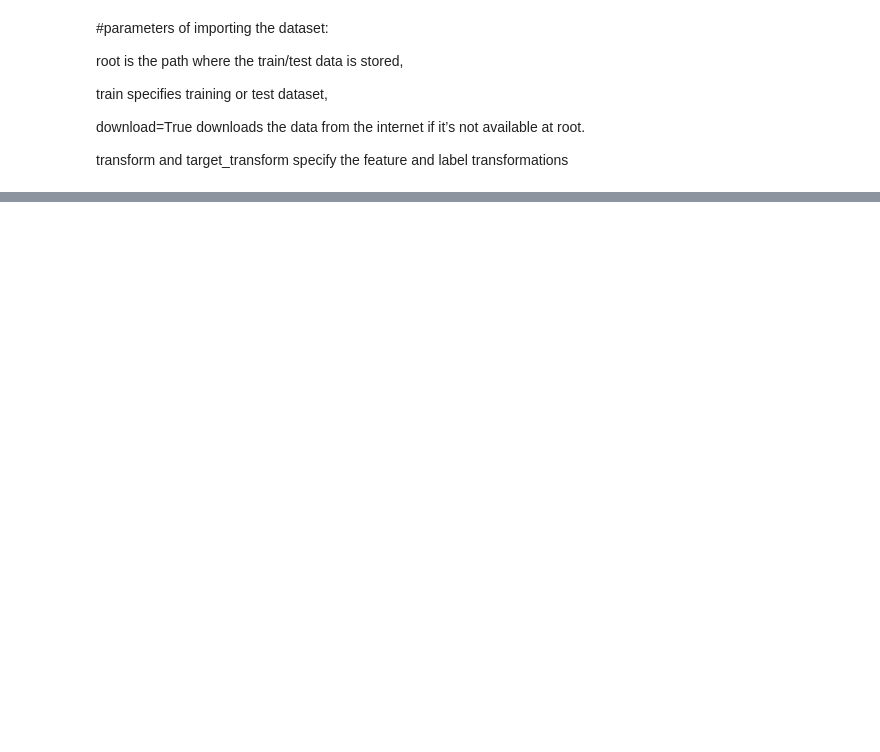
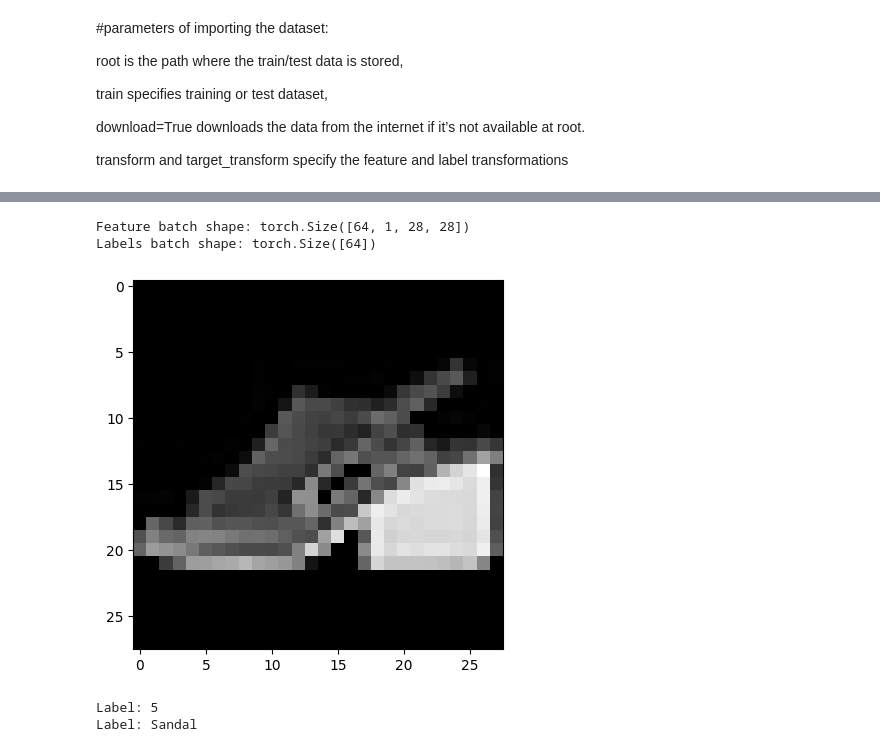
Before and after one commit to SolomonSherrill/mnist-cnn, a Jupyter notebook: notebooks/datasets & dataloaders.ipynb, the cells around one changed output, grey strips where cells are left out. Cells and saved outputs as stored; diff of their text form; code cells hidden in the pictures; blank space fills up the shorter version.

```diff
--- a/notebooks/datasets & dataloaders.ipynb
+++ b/notebooks/datasets & dataloaders.ipynb
@@ -33,0 +96,29 @@ test_data = datasets.FashionMNIST(
+# %%
+#preparing data for training:
+from torch.utils.data import DataLoader
+
+#batch size is a paremter that determines how many samples will be passed per epoch (?) prior to reshuffling the data for the next epoch
+#shuffling is determined with shuffle=True
+train_dataloader = DataLoader(training_data, batch_size=64, shuffle=True)
+test_dataloader = DataLoader(test_data, batch_size=64, shuffle=True)
+# %%
+#iterating through the dataloader:
+# Display image and label.
+train_features, train_labels = next(iter(train_dataloader))
+#returns a batch of batchsize=64 features and labels
+print(f"Feature batch shape: {train_features.size()}")
+print(f"Labels batch shape: {train_labels.size()}")
+img = train_features[0].squeeze()
+#the first image from the batch
+label = train_labels[0]
+#the first label from the batch
+plt.imshow(img, cmap="grey")
+plt.show()
+print(f"Label: {label}")
+print(f"Label: {labels_map[label.item()]}")
+# %% [output]
+Feature batch shape: torch.Size([64, 1, 28, 28])
+Labels batch shape: torch.Size([64])
+[figure, added]
+Label: 5
+Label: Sandal
```
Also changed, not shown: parts of 5 cells of this notebook.
